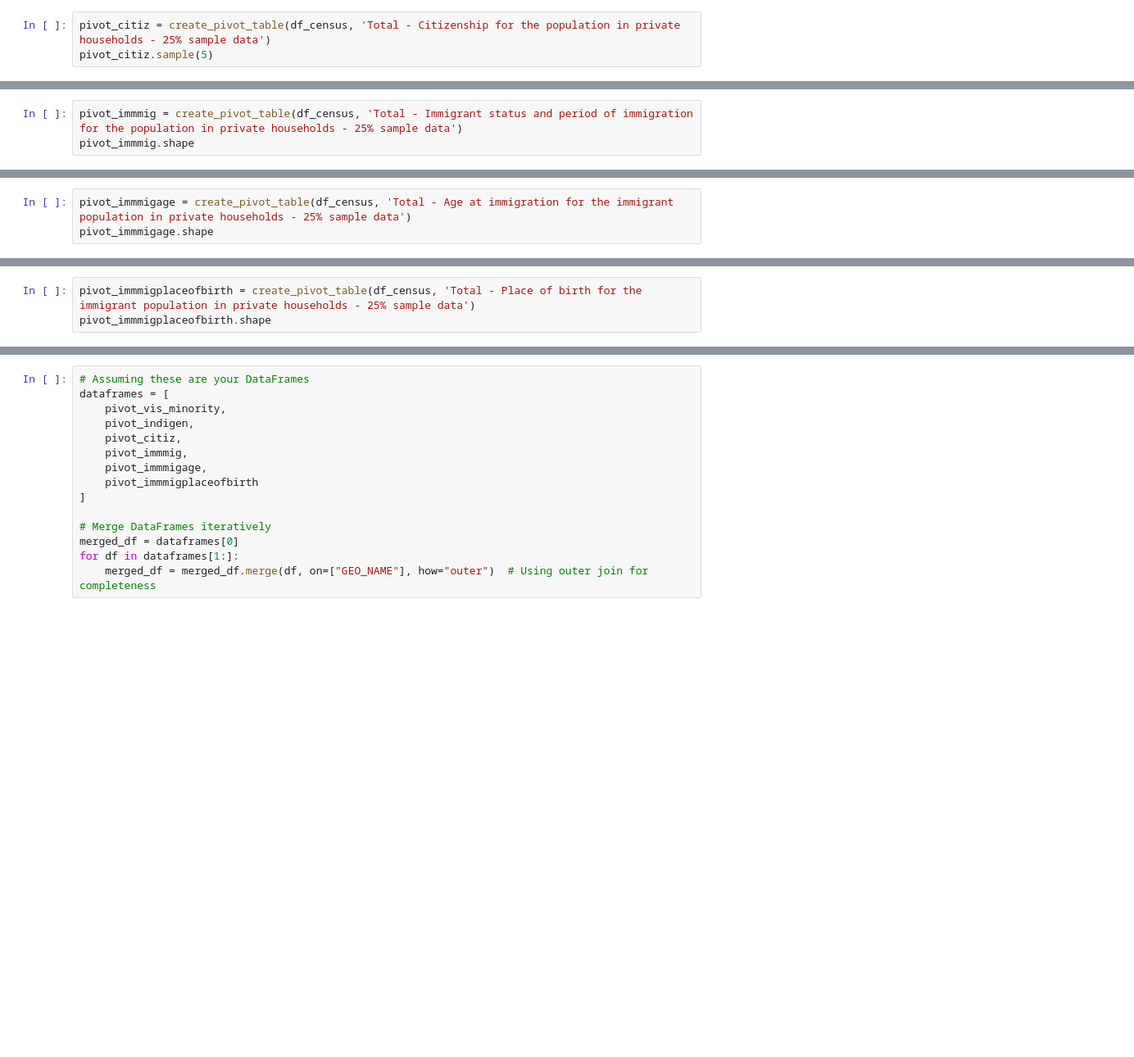
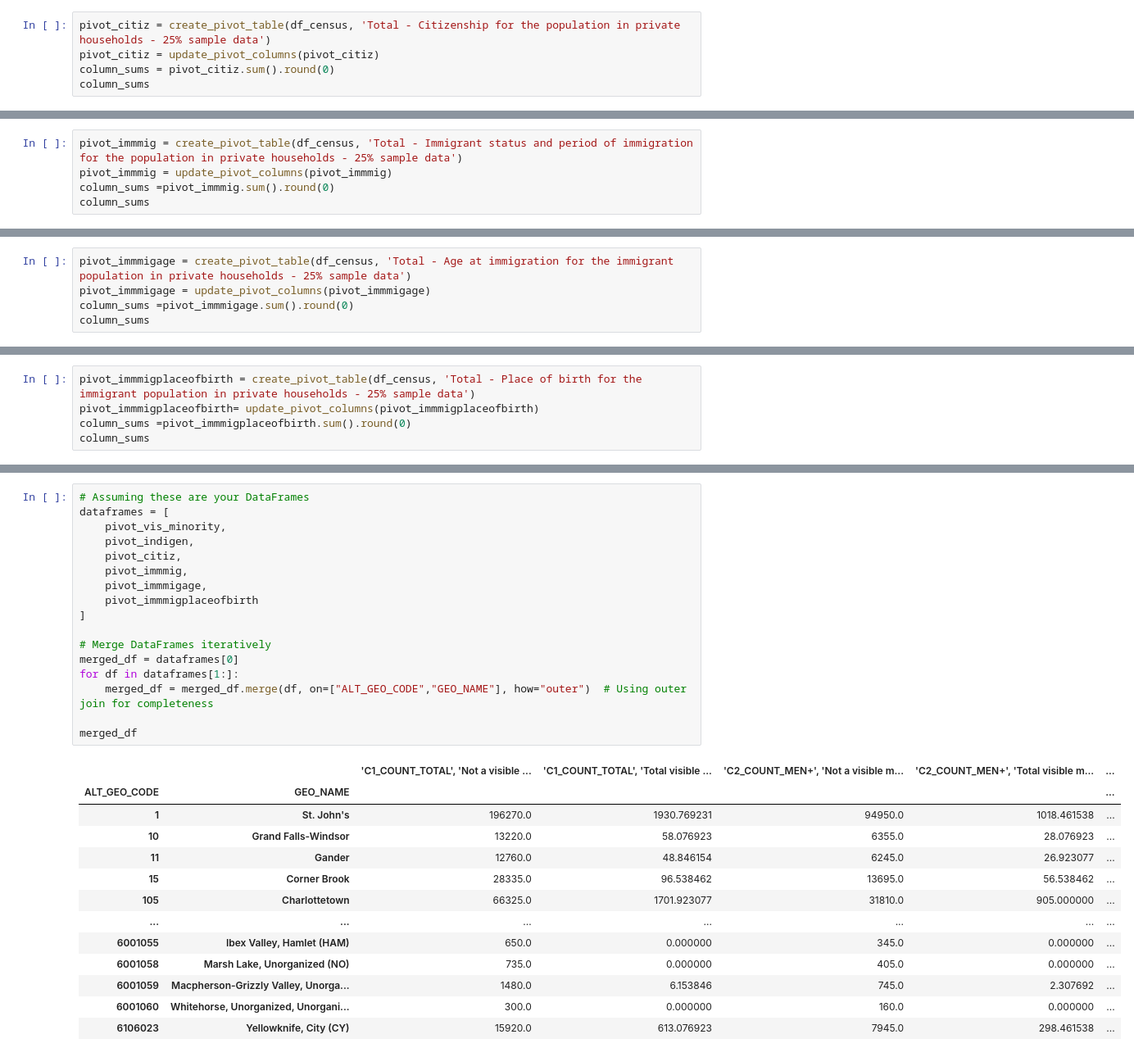
Before and after one commit to abdyraman/newcomersresearch, a Jupyter notebook: analysis.ipynb, the cells around one changed output, grey strips where cells are left out. Shown: that part at 82% size. Saved outputs shown, nothing was run; the diff lists cells and outputs as text; blank space fills up the shorter version.

```diff
--- a/analysis.ipynb
+++ b/analysis.ipynb
@@ -179,4 +244,6 @@ pivot_indigen.shape
 # %%
 pivot_citiz = create_pivot_table(df_census, 'Total - Citizenship for the population in private households - 25% sample data')
-pivot_citiz.sample(5)
+pivot_citiz = update_pivot_columns(pivot_citiz)
+column_sums = pivot_citiz.sum().round(0)
+column_sums
 # %% [output]
@@ -191,4 +257,6 @@ pivot_citiz.sample(5)
 # %%
 pivot_immmig = create_pivot_table(df_census, 'Total - Immigrant status and period of immigration for the population in private households - 25% sample data')
-pivot_immmig.shape
+pivot_immmig = update_pivot_columns(pivot_immmig)
+column_sums =pivot_immmig.sum().round(0)
+column_sums
 # %% [output]
@@ -196,4 +273,6 @@ pivot_immmig.shape
 # %%
 pivot_immmigage = create_pivot_table(df_census, 'Total - Age at immigration for the immigrant population in private households - 25% sample data')
-pivot_immmigage.shape
+pivot_immmigage = update_pivot_columns(pivot_immmigage)
+column_sums =pivot_immmigage.sum().round(0)
+column_sums
 # %% [output]
@@ -201,4 +295,6 @@ pivot_immmigage.shape
 # %%
 pivot_immmigplaceofbirth = create_pivot_table(df_census, 'Total - Place of birth for the immigrant population in private households - 25% sample data')
-pivot_immmigplaceofbirth.shape
+pivot_immmigplaceofbirth= update_pivot_columns(pivot_immmigplaceofbirth)
+column_sums =pivot_immmigplaceofbirth.sum().round(0)
+column_sums
 # %% [output]
@@ -211,15 +335,31 @@ pivot_immmigethnic.shape
 # %%
 # Assuming these are your DataFrames
 dataframes = [
     pivot_vis_minority,
     pivot_indigen,
     pivot_citiz,
     pivot_immmig,
     pivot_immmigage,
     pivot_immmigplaceofbirth
 ]
 
 # Merge DataFrames iteratively
 merged_df = dataframes[0]
 for df in dataframes[1:]:
-    merged_df = merged_df.merge(df, on=["GEO_NAME"], how="outer")  # Using outer join for completeness
+    merged_df = merged_df.merge(df, on=["ALT_GEO_CODE","GEO_NAME"], how="outer")  # Using outer join for completeness
+
+merged_df
+# %% [output]
+|  |  | 'C1_COUNT_TOTAL', 'Not a visible ... | 'C1_COUNT_TOTAL', 'Total visible ... | 'C2_COUNT_MEN+', 'Not a visible m... | 'C2_COUNT_MEN+', 'Total visible m... | ... |
+| ALT_GEO_CODE | GEO_NAME |  |  |  |  | ... |
+| 1 | St. John's | 196270.0 | 1930.769231 | 94950.0 | 1018.461538 | ... |
+| 10 | Grand Falls-Windsor | 13220.0 | 58.076923 | 6355.0 | 28.076923 | ... |
+| 11 | Gander | 12760.0 | 48.846154 | 6245.0 | 26.923077 | ... |
+| 15 | Corner Brook | 28335.0 | 96.538462 | 13695.0 | 56.538462 | ... |
+| 105 | Charlottetown | 66325.0 | 1701.923077 | 31810.0 | 905.000000 | ... |
+| ... | ... | ... | ... | ... | ... | ... |
+| 6001055 | Ibex Valley, Hamlet (HAM) | 650.0 | 0.000000 | 345.0 | 0.000000 | ... |
+| 6001058 | Marsh Lake, Unorganized (NO) | 735.0 | 0.000000 | 405.0 | 0.000000 | ... |
+| 6001059 | Macpherson-Grizzly Valley, Unorga... | 1480.0 | 6.153846 | 745.0 | 2.307692 | ... |
+| 6001060 | Whitehorse, Unorganized, Unorgani... | 300.0 | 0.000000 | 160.0 | 0.000000 | ... |
+| 6106023 | Yellowknife, City (CY) | 15920.0 | 613.076923 | 7945.0 | 298.461538 | ... |
```
Also changed, not shown: parts of 19 cells of this notebook.
